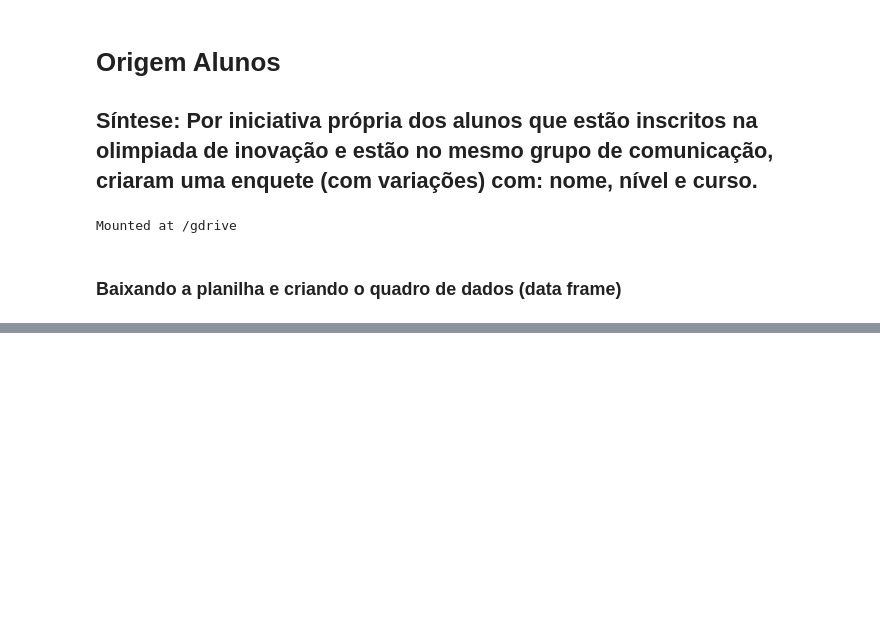
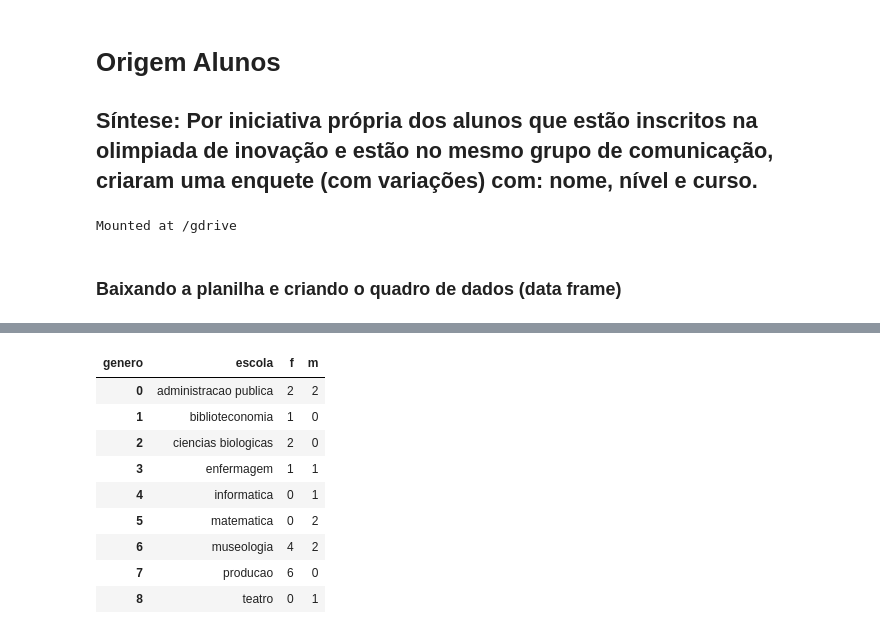
Before and after one commit to Linomc/olimpiadas_unirio, a Jupyter notebook: origem_alunos.ipynb, the cells around one changed output, grey strips where cells are left out. Saved outputs shown, nothing was run; the diff lists cells and outputs as text; code cells hidden in the pictures; blank space fills up the shorter version.

```diff
--- a/origem_alunos.ipynb
+++ b/origem_alunos.ipynb
@@ -68,3 +73,17 @@ df_enquete.tail(3)
+# %%
+tabela_contingencia = pivot_table(df_escola_genero, values = 'alun@s',index=['escola'], columns=['genero'], aggfunc='sum', fill_value= 0).reset_index()
+tabela_contingencia
+# %% [output]
+| genero | escola | f | m |
+| 0 | administracao publica | 2 | 2 |
+| 1 | biblioteconomia | 1 | 0 |
+| 2 | ciencias biologicas | 2 | 0 |
+| 3 | enfermagem | 1 | 1 |
+| 4 | informatica | 0 | 1 |
+| 5 | matematica | 0 | 2 |
+| 6 | museologia | 4 | 2 |
+| 7 | producao | 6 | 0 |
+| 8 | teatro | 0 | 1 |
 # %%
 escolas_contagem = DataFrame(df_enquete['escola'].value_counts())
 escolas_contagem = escolas_contagem.reset_index().rename(columns={"index": "escolas", "escola": "alun@s"})
```
Also changed, not shown: parts of 9 cells of this notebook.
